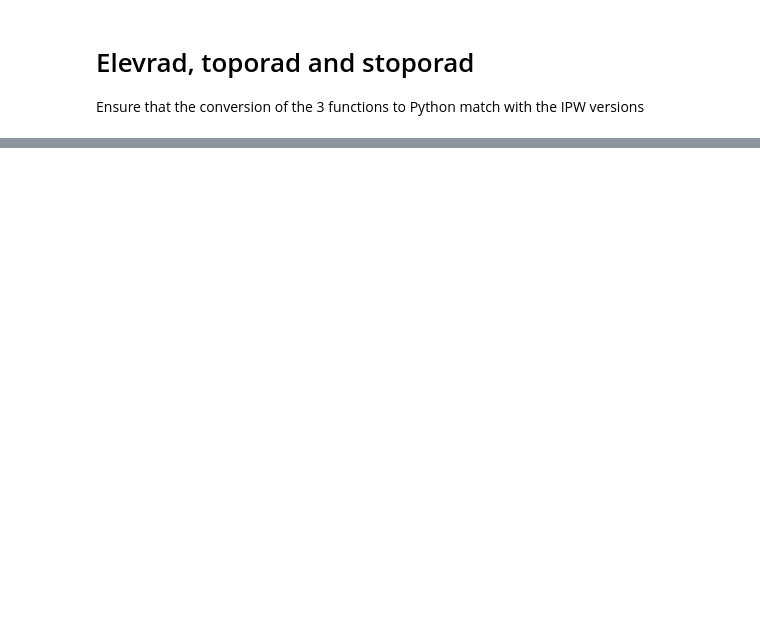
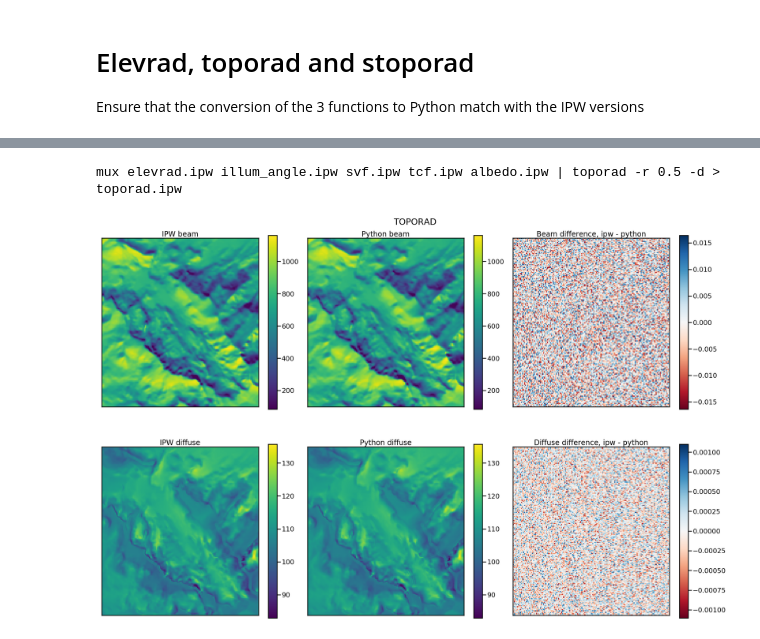
Before and after one commit to USDA-ARS-NWRC/smrf, a Jupyter notebook: notebooks/toporad_comparison.ipynb, the cells around one changed output, grey strips where cells are left out. Drawn from its saved outputs; the diff is of its cells as text; code cells hidden in the pictures; blank space fills up the shorter version.

```diff
--- a/notebooks/toporad_comparison.ipynb
+++ b/notebooks/toporad_comparison.ipynb
@@ -225,32 +233,33 @@ fig.colorbar(im0, ax=ax[0, 0])
 im0 = ax[1, 0].imshow(toporad_ipw.bands[1].data)
 ax[1, 0].set_title('IPW diffuse')
 fig.colorbar(im0, ax=ax[1, 0])
 
 # Python elevrad
 im0 = ax[0, 1].imshow(trad_beam)
 ax[0, 1].set_title('Python beam')
 fig.colorbar(im0, ax=ax[0, 1])
 
 im0 = ax[1, 1].imshow(trad_diffuse)
 ax[1, 1].set_title('Python diffuse')
 fig.colorbar(im0, ax=ax[1, 1])
 
 # difference
 d = toporad_ipw.bands[0].data - trad_beam
 var_lim = max([abs(d.min()), abs(d.max())])
-var_lim = 1e-4
 im2 = ax[0, 2].imshow(d, cmap='RdBu', vmin=-var_lim, vmax=var_lim)
 ax[0, 2].set_title('Beam difference, ipw - python')
 fig.colorbar(im2, ax=ax[0, 2])
 
 d = toporad_ipw.bands[1].data - trad_diffuse
 var_lim = max([abs(d.min()), abs(d.max())])
-var_lim = 1e-4
 im2 = ax[1, 2].imshow(d, cmap='RdBu', vmin=-var_lim, vmax=var_lim)
 ax[1, 2].set_title('Diffuse difference, ipw - python')
 fig.colorbar(im2, ax=ax[1, 2])
 
 # remove the x and y ticks
 for a in ax.flatten():
     a.set_xticks([])
     a.set_yticks([])
+# %% [output]
+mux elevrad.ipw illum_angle.ipw svf.ipw tcf.ipw albedo.ipw | toporad -r 0.5 -d > toporad.ipw
+[figure, added]
```
Also changed, not shown: parts of 8 cells of this notebook, 3 other files.
